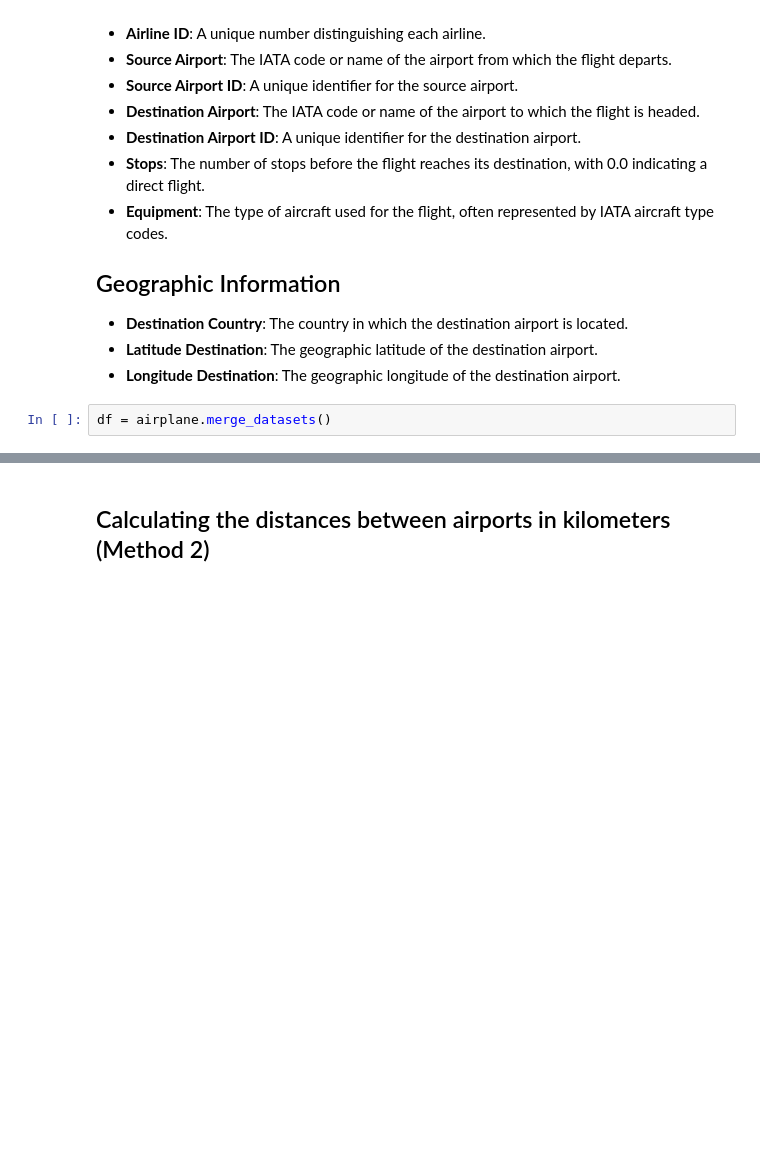
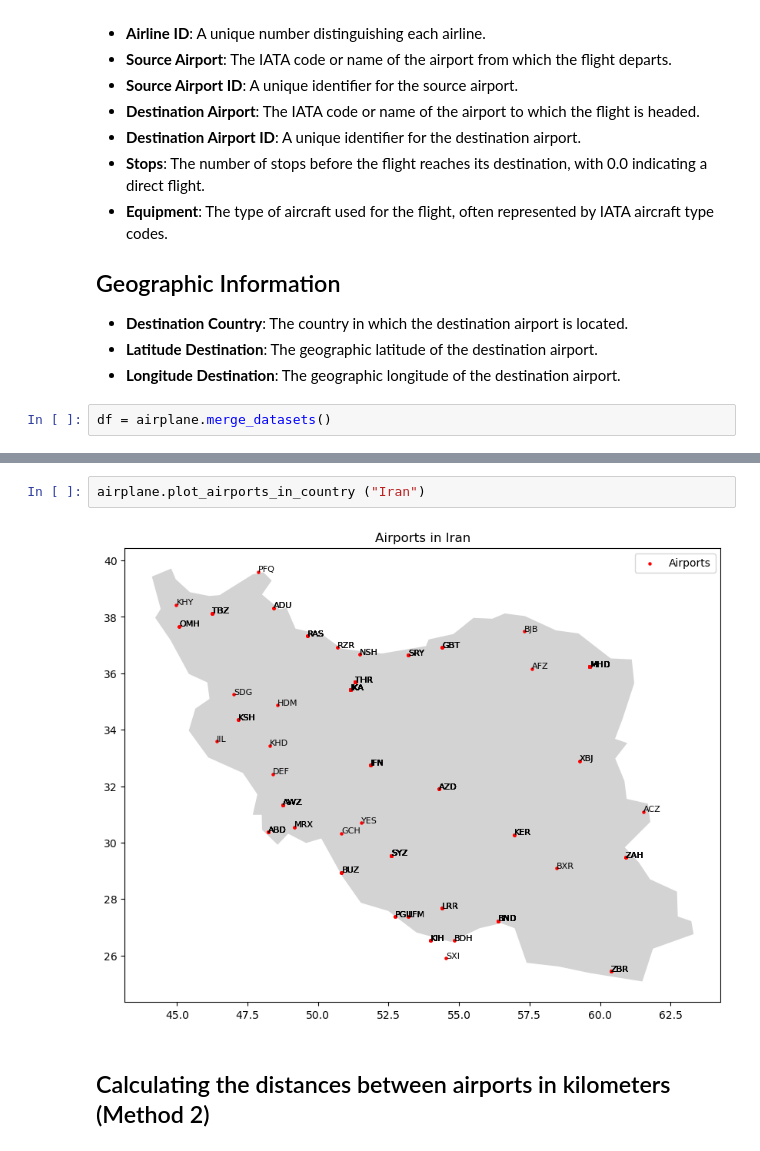
Before and after one commit to CarolinaAparicio2001/ADPRO, a Jupyter notebook: Showcase_Notebook.ipynb, the cells around one changed output, grey strips where cells are left out. Saved outputs shown, nothing was run; the diff lists cells and outputs as text; blank space fills up the shorter version.

```diff
--- a/Showcase_Notebook.ipynb
+++ b/Showcase_Notebook.ipynb
@@ -88,3 +97,7 @@ memory usage: 9.7+ MB
+# %%
+airplane.plot_airports_in_country ("Iran")
+# %% [output]
+[figure, added]
 # %% [markdown]
 ## Calculating the distances between airports in kilometers (Method 2)
 # %% [markdown]
```
Also changed, not shown: parts of 27 cells of this notebook.
